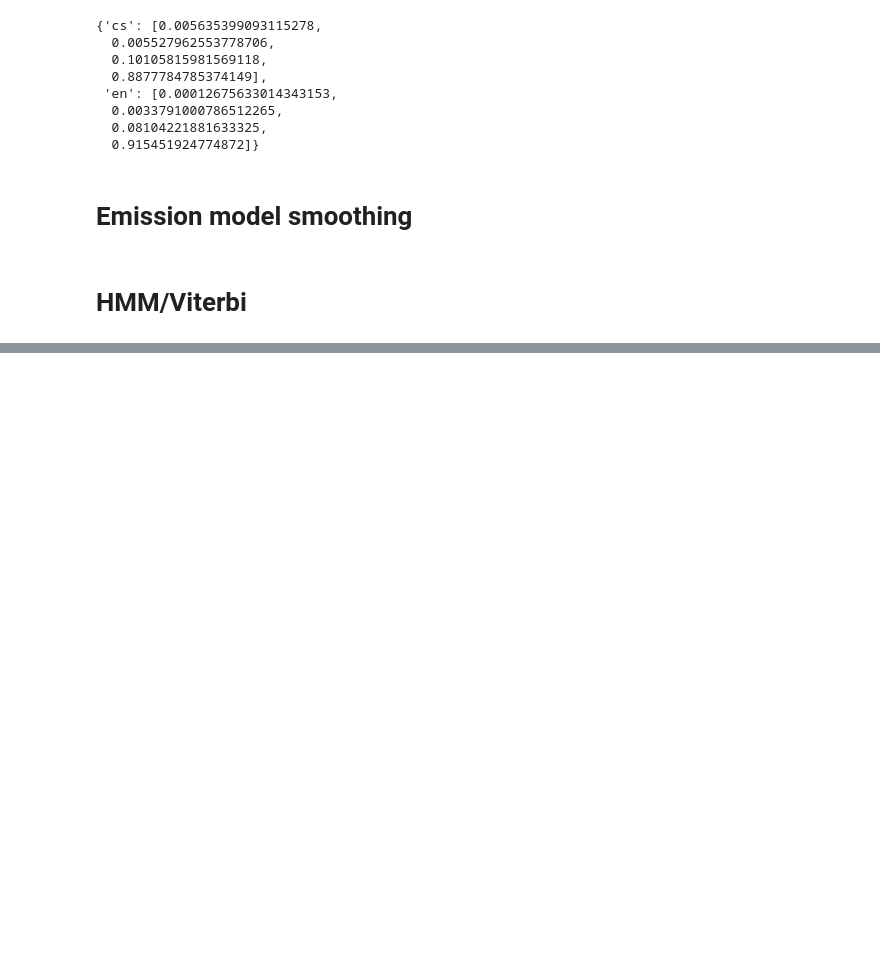
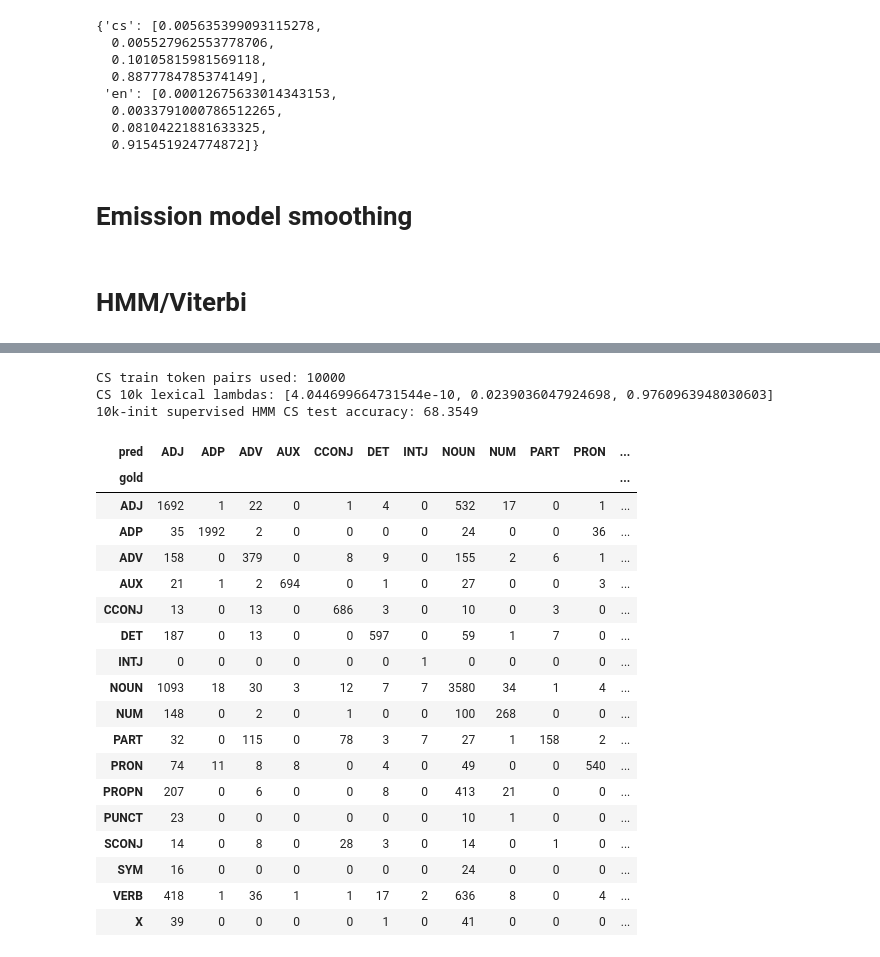
Before and after one commit to patinoboh/nlp, a Jupyter notebook: 03/assignment-03.ipynb, the cells around one changed output, grey strips where cells are left out. Cells and saved outputs as stored; diff of their text form; code cells hidden in the pictures; blank space fills up the shorter version.

```diff
--- a/03/assignment-03.ipynb
+++ b/03/assignment-03.ipynb
@@ -784,0 +793,44 @@ Unsupervised HMM (init, 10k supervised) CS confusion matrix below
+# %%
+# ---- 10k SUPERVISED INIT (EN) ----
+tok10k_cs, tag10k_cs = take_first_n_pairs(tokens["train"]["cs"], tags["train"]["cs"], 10_000)
+print("CS train token pairs used:", sum(len(s) for s in tok10k_cs))
+
+# transitions built from the 10k subset (but still using em_lambdas["cs"])
+logp_trans_10k_cs, tagset_10k_cs = build_logp_trans_from_train_tags("cs", tag10k_cs)
+
+# lexical model built from the 10k subset, lambdas learned on full dev
+lex_10k_cs = train_lexical_model(tok10k_cs, tag10k_cs,
+                                 tokens["dev"]["cs"], tags["dev"]["cs"],
+                                 unk_threshold=1, add_alpha=0.0)
+print("CS 10k lexical lambdas:", lex_10k_cs["lambdas"])
+
+# decode + evaluate on CS test
+cs10k_acc, cs10k_cm, _ = decode_and_eval("cs",
+    tokens["test"]["cs"], tags["test"]["cs"],
+    logp_trans_10k_cs, tagset_10k_cs, lex_10k_cs
+)
+print("10k-init supervised HMM CS test accuracy:", f"{cs10k_acc:.4f}")
+display(cs10k_cm)
+# %% [output]
+CS train token pairs used: 10000
+CS 10k lexical lambdas: [4.044699664731544e-10, 0.0239036047924698, 0.9760963948030603]
+10k-init supervised HMM CS test accuracy: 68.3549
+| pred | ADJ | ADP | ADV | AUX | CCONJ | DET | INTJ | NOUN | NUM | PART | PRON | ... |
+| gold |  |  |  |  |  |  |  |  |  |  |  | ... |
+| ADJ | 1692 | 1 | 22 | 0 | 1 | 4 | 0 | 532 | 17 | 0 | 1 | ... |
+| ADP | 35 | 1992 | 2 | 0 | 0 | 0 | 0 | 24 | 0 | 0 | 36 | ... |
+| ADV | 158 | 0 | 379 | 0 | 8 | 9 | 0 | 155 | 2 | 6 | 1 | ... |
+| AUX | 21 | 1 | 2 | 694 | 0 | 1 | 0 | 27 | 0 | 0 | 3 | ... |
+| CCONJ | 13 | 0 | 13 | 0 | 686 | 3 | 0 | 10 | 0 | 3 | 0 | ... |
+| DET | 187 | 0 | 13 | 0 | 0 | 597 | 0 | 59 | 1 | 7 | 0 | ... |
+| INTJ | 0 | 0 | 0 | 0 | 0 | 0 | 1 | 0 | 0 | 0 | 0 | ... |
+| NOUN | 1093 | 18 | 30 | 3 | 12 | 7 | 7 | 3580 | 34 | 1 | 4 | ... |
+| NUM | 148 | 0 | 2 | 0 | 1 | 0 | 0 | 100 | 268 | 0 | 0 | ... |
+| PART | 32 | 0 | 115 | 0 | 78 | 3 | 7 | 27 | 1 | 158 | 2 | ... |
+| PRON | 74 | 11 | 8 | 8 | 0 | 4 | 0 | 49 | 0 | 0 | 540 | ... |
+| PROPN | 207 | 0 | 6 | 0 | 0 | 8 | 0 | 413 | 21 | 0 | 0 | ... |
+| PUNCT | 23 | 0 | 0 | 0 | 0 | 0 | 0 | 10 | 1 | 0 | 0 | ... |
+| SCONJ | 14 | 0 | 8 | 0 | 28 | 3 | 0 | 14 | 0 | 1 | 0 | ... |
+| SYM | 16 | 0 | 0 | 0 | 0 | 0 | 0 | 24 | 0 | 0 | 0 | ... |
+| VERB | 418 | 1 | 36 | 1 | 1 | 17 | 2 | 636 | 8 | 0 | 4 | ... |
+| X | 39 | 0 | 0 | 0 | 0 | 1 | 0 | 41 | 0 | 0 | 0 | ... |
```
Also changed, not shown: parts of 13 cells of this notebook.
